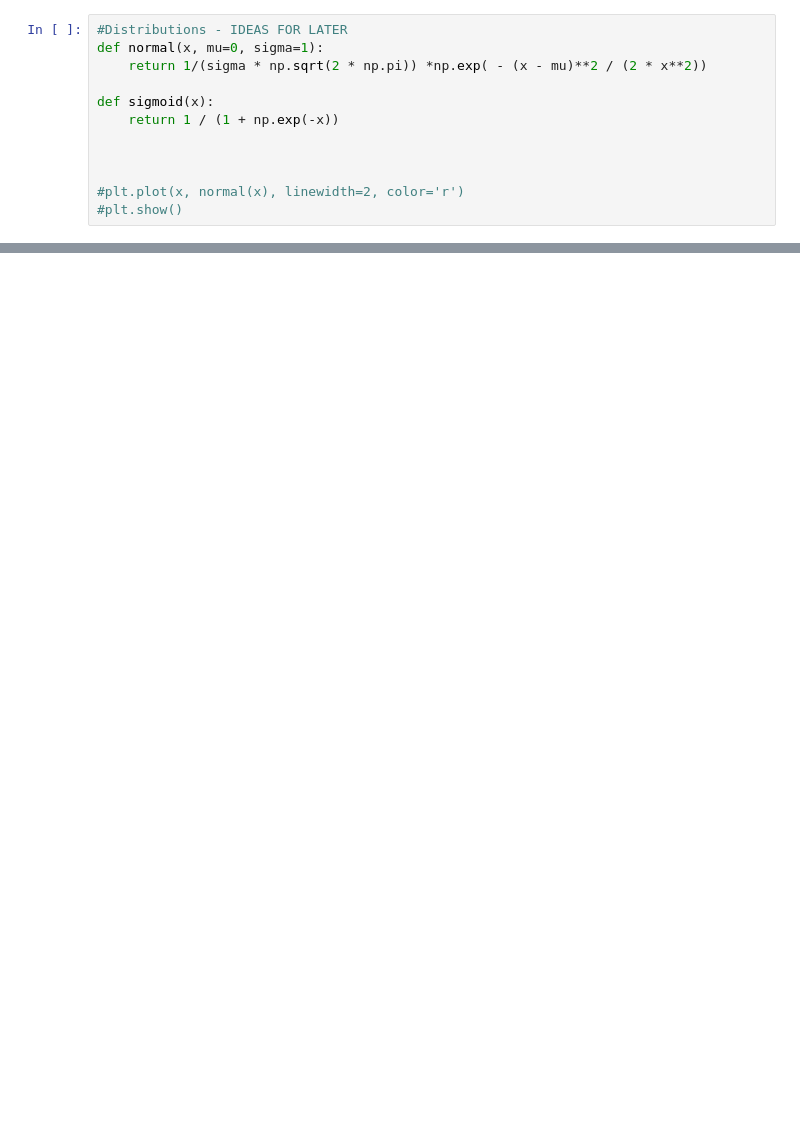
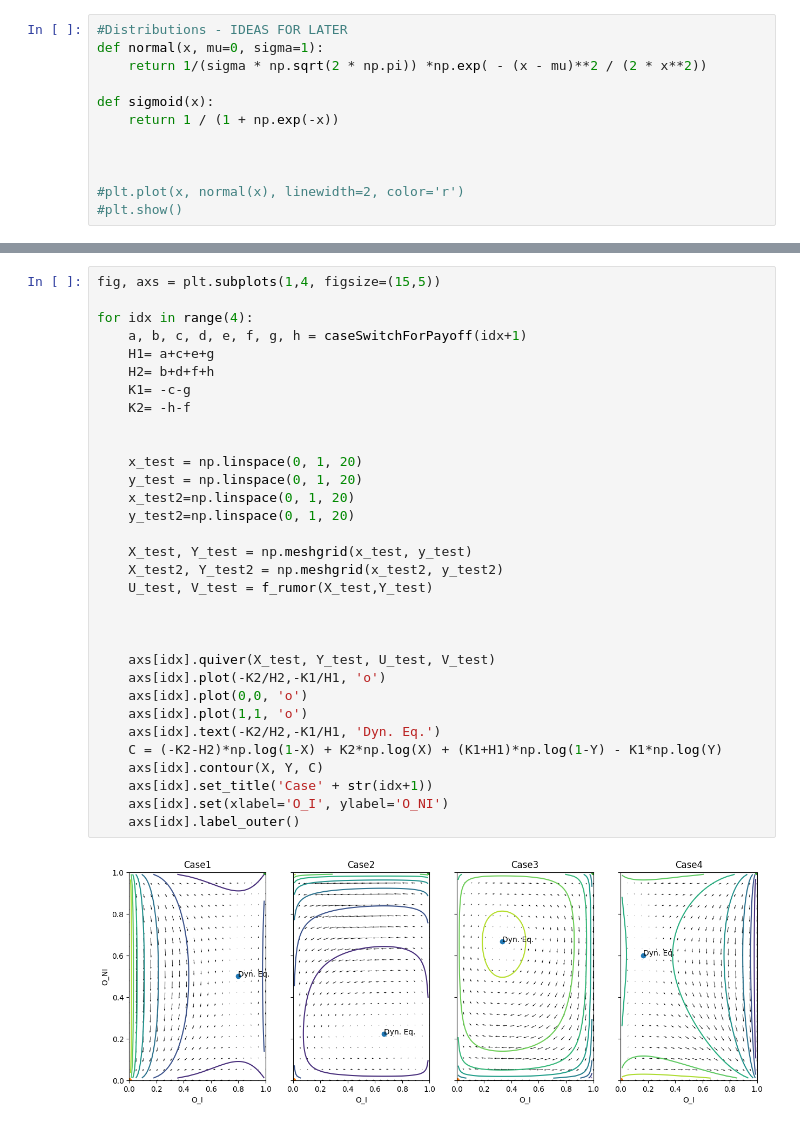
Before and after one commit to aslik97/SpreadOfRumors, a Jupyter notebook: rumor spread.ipynb, the cells around one changed output, grey strips where cells are left out. Cells and saved outputs as stored; diff of their text form; blank space fills up the shorter version.

Commit message:
Update rumor spread.ipynb
Added: analysis based on Victor's work

```diff
--- a/rumor spread.ipynb
+++ b/rumor spread.ipynb
@@ -726,0 +841,34 @@ def sigmoid(x):
+# %%
+fig, axs = plt.subplots(1,4, figsize=(15,5))
+
+for idx in range(4):
+    a, b, c, d, e, f, g, h = caseSwitchForPayoff(idx+1)
+    H1= a+c+e+g
+    H2= b+d+f+h
+    K1= -c-g
+    K2= -h-f
+
+
+    x_test = np.linspace(0, 1, 20)
+    y_test = np.linspace(0, 1, 20)
+    x_test2=np.linspace(0, 1, 20)
+    y_test2=np.linspace(0, 1, 20)
+
+    X_test, Y_test = np.meshgrid(x_test, y_test)
+    X_test2, Y_test2 = np.meshgrid(x_test2, y_test2)
+    U_test, V_test = f_rumor(X_test,Y_test)
+
+
+
+    axs[idx].quiver(X_test, Y_test, U_test, V_test)
+    axs[idx].plot(-K2/H2,-K1/H1, 'o')
+    axs[idx].plot(0,0, 'o')
+    axs[idx].plot(1,1, 'o')
+    axs[idx].text(-K2/H2,-K1/H1, 'Dyn. Eq.')
+    C = (-K2-H2)*np.log(1-X) + K2*np.log(X) + (K1+H1)*np.log(1-Y) - K1*np.log(Y)
+    axs[idx].contour(X, Y, C)
+    axs[idx].set_title('Case' + str(idx+1))
+    axs[idx].set(xlabel='O_I', ylabel='O_NI')
+    axs[idx].label_outer()
+# %% [output]
+[figure, added]
```
Also changed, not shown: parts of 8 cells of this notebook.
